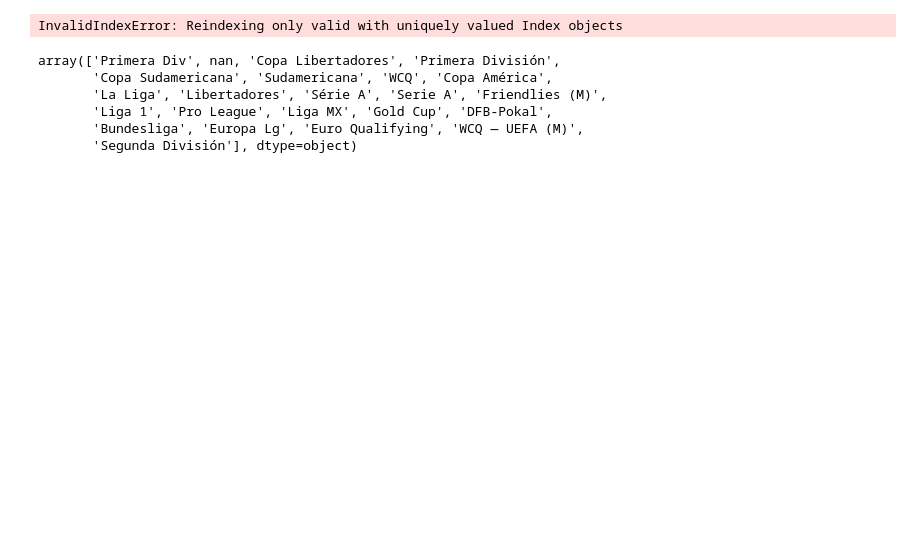
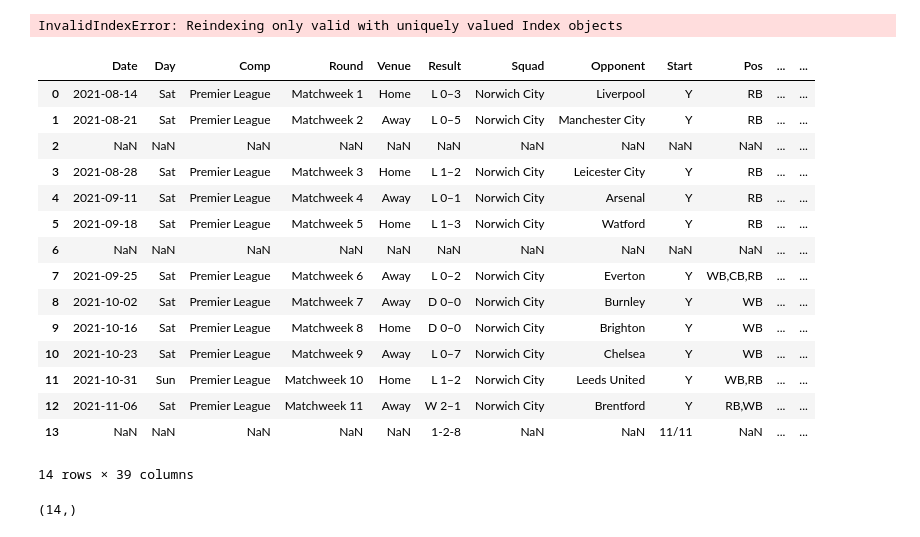
Before and after one commit to SravanRajupalem/FootballPredictions, a Jupyter notebook: FBREF Extract.ipynb, the cells around one changed output. Cells and saved outputs as stored; diff of their text form; code cells hidden in the pictures; blank space fills up the shorter version.

```diff
--- a/FBREF Extract.ipynb
+++ b/FBREF Extract.ipynb
@@ -283,3 +306,8 @@ with open('/Volumes/GoogleDrive/.shortcut-targets-by-id/1KUGn_35OjAoOP2puz6yG-2g
 pickle_player_table
 # %% [output]
 345527
+# %%
+# Reading player_table_big_5 pickle file
+
+with open('/Volumes/GoogleDrive/.shortcut-targets-by-id/1KUGn_35OjAoOP2puz6yG-2g_8LBxvDG_/SIADS 697 - Capstone/Pickle Files/player_table_big_5.pickle', 'rb') as handle:
+    pickle_player_table_big_5 = pickle.load(handle)
@@ -310,15 +370,15 @@ InvalidIndexError: Reindexing only valid with uniquely valued Index objects
 
 df_big_5 = pd.DataFrame([])
 
-for player in pickle_player_table_big_5:
+for player in pickle_player_table_big_5[:1]:
     url = 'https://fbref.com/' + player
     res = requests.get(url)
 
-    # soup = BeautifulSoup(res.text,'lxml')
+    soup = BeautifulSoup(res.text,'lxml')
 
     new_table_big_5 = pd.read_html(url)[0]
     new_header_big_5 = new_table_big_5.columns.droplevel()
-    new_table_big_5.columns = new_header
+    new_table_big_5.columns = new_header_big_5
     # new_table.fillna(0)
     new_table_big_5['name'] = soup.title.string
 
@@ -327,14 +387,32 @@ for player in pickle_player_table_big_5:
     # new_table = new_table.loc[~new_table.index.duplicated(keep='first')] #not sure about this did it to remove rows with duplicate indices
 
     df_big_5 = df_big_5.append(new_table_big_5)
-# %%
-df.Comp.unique()
-# %% [output]
-array(['Primera Div', nan, 'Copa Libertadores', 'Primera División',
-       'Copa Sudamericana', 'Sudamericana', 'WCQ', 'Copa América',
-       'La Liga', 'Libertadores', 'Série A', 'Serie A', 'Friendlies (M)',
-       'Liga 1', 'Pro League', 'Liga MX', 'Gold Cup', 'DFB-Pokal',
-       'Bundesliga', 'Europa Lg', 'Euro Qualifying', 'WCQ — UEFA (M)',
-       'Segunda División'], dtype=object)
+# %%
+df_big_5
+# %% [output]
+|  | Date | Day | Comp | Round | Venue | Result | Squad | Opponent | Start | Pos | ... | ... |
+| 0 | 2021-08-14 | Sat | Premier League | Matchweek 1 | Home | L 0–3 | Norwich City | Liverpool | Y | RB | ... | ... |
+| 1 | 2021-08-21 | Sat | Premier League | Matchweek 2 | Away | L 0–5 | Norwich City | Manchester City | Y | RB | ... | ... |
+| 2 | NaN | NaN | NaN | NaN | NaN | NaN | NaN | NaN | NaN | NaN | ... | ... |
+| 3 | 2021-08-28 | Sat | Premier League | Matchweek 3 | Home | L 1–2 | Norwich City | Leicester City | Y | RB | ... | ... |
+| 4 | 2021-09-11 | Sat | Premier League | Matchweek 4 | Away | L 0–1 | Norwich City | Arsenal | Y | RB | ... | ... |
+| 5 | 2021-09-18 | Sat | Premier League | Matchweek 5 | Home | L 1–3 | Norwich City | Watford | Y | RB | ... | ... |
+| 6 | NaN | NaN | NaN | NaN | NaN | NaN | NaN | NaN | NaN | NaN | ... | ... |
+| 7 | 2021-09-25 | Sat | Premier League | Matchweek 6 | Away | L 0–2 | Norwich City | Everton | Y | WB,CB,RB | ... | ... |
+| 8 | 2021-10-02 | Sat | Premier League | Matchweek 7 | Away | D 0–0 | Norwich City | Burnley | Y | WB | ... | ... |
+| 9 | 2021-10-16 | Sat | Premier League | Matchweek 8 | Home | D 0–0 | Norwich City | Brighton | Y | WB | ... | ... |
+| 10 | 2021-10-23 | Sat | Premier League | Matchweek 9 | Away | L 0–7 | Norwich City | Chelsea | Y | WB | ... | ... |
+| 11 | 2021-10-31 | Sun | Premier League | Matchweek 10 | Home | L 1–2 | Norwich City | Leeds United | Y | WB,RB | ... | ... |
+| 12 | 2021-11-06 | Sat | Premier League | Matchweek 11 | Away | W 2–1 | Norwich City | Brentford | Y | RB,WB | ... | ... |
+| 13 | NaN | NaN | NaN | NaN | NaN | 1-2-8 | NaN | NaN | 11/11 | NaN | ... | ... |
+14 rows × 39 columns
+# %%
+# Raw Player List of Big 5
+
+big_5_player_list = df_big_5['name'].to_frame()
+
+big_5_player_list['name'].shape
+# %% [output]
+(14,)
 # %%
 df_big_5.to_csv('/Volumes/GoogleDrive/.shortcut-targets-by-id/1KUGn_35OjAoOP2puz6yG-2g_8LBxvDG_/SIADS 697 - Capstone/Pickle Files/raw_player_table_big_5')
```
Also changed, not shown: parts of 6 cells of this notebook.
